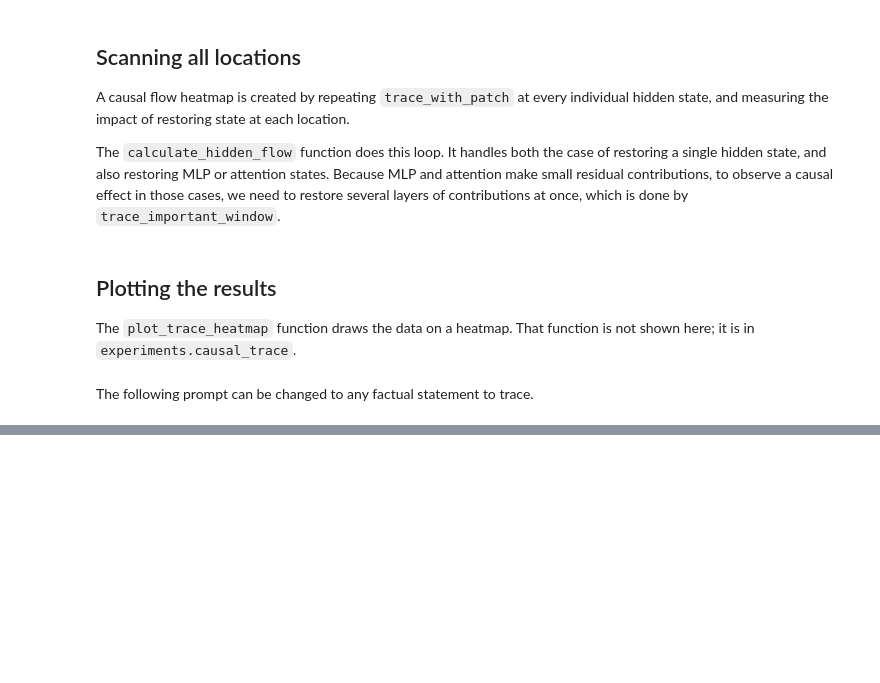
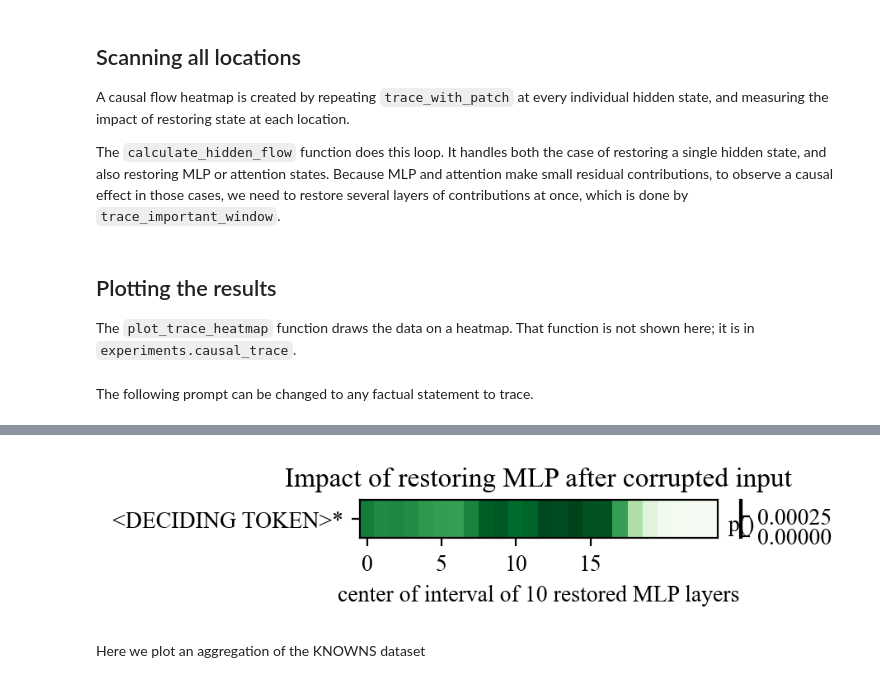
Before and after one commit to Andrwyl/Modified-Rome, a Jupyter notebook: notebooks/causal_trace.ipynb, the cells around one changed output, grey strips where cells are left out. Cells and saved outputs as stored; diff of their text form; code cells hidden in the pictures; blank space fills up the shorter version.

```diff
--- a/notebooks/causal_trace.ipynb
+++ b/notebooks/causal_trace.ipynb
@@ -495,0 +471,21 @@ plot_trace_heatmap(to_plot, None, None)
+# %%
+to_plot = {}
+to_plot["scores"] = total_mlp_scores
+
+
+to_plot["kind"] = "mlp"
+to_plot["low_score"] = total_low_scores
+
+to_plot["input_ids"] = ["<DECIDING TOKEN>"]
+to_plot["input_tokens"] = ["<DECIDING TOKEN>"]
+
+to_plot["subject_range"] = [0, 1]
+to_plot["answer"] = ""
+
+to_plot["window"] = 10
+
+plot_trace_heatmap(to_plot, True, None, None)
+# %% [output]
+[figure, added]
+# %% [markdown]
+Here we plot an aggregation of the KNOWNS dataset
```
Also changed, not shown: parts of 16 cells of this notebook, 1 other file.
